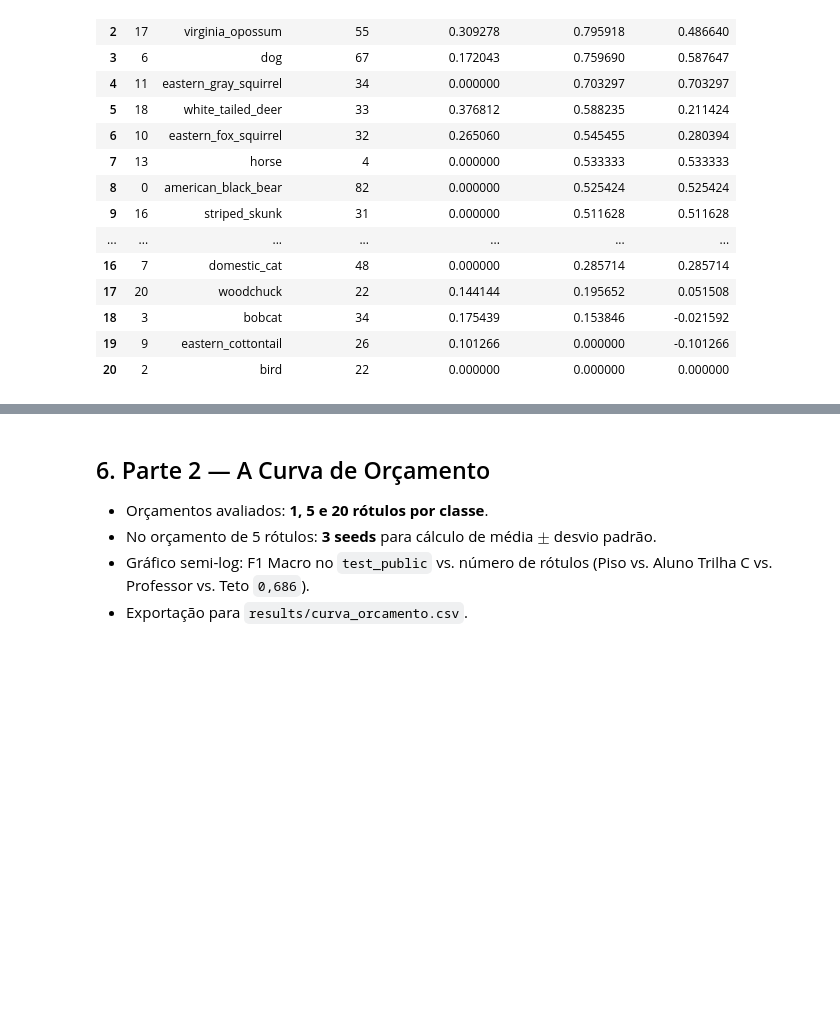
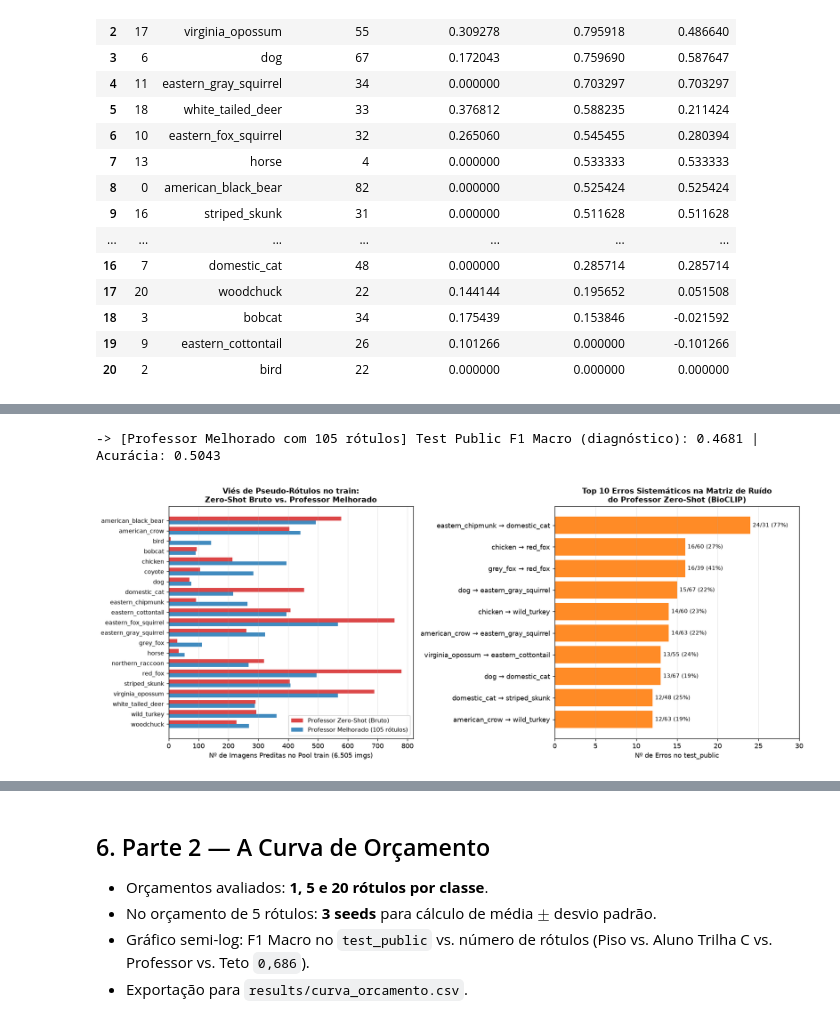
Before and after one commit to HenryGasparelo/Programming-Assignment-3---Deep-Learning, a Jupyter notebook: main.ipynb, the cells around one changed output, grey strips where cells are left out. Saved outputs shown, nothing was run; the diff lists cells and outputs as text; code cells hidden in the pictures; blank space fills up the shorter version.

```diff
--- a/main.ipynb
+++ b/main.ipynb
@@ -316,0 +392,23 @@ Exploração das **6.505 imagens não rotuladas** do `train` utilizando a **Tril
+# %%
+imp_teacher = build_improved_teacher_with_budget(
+    teacher_cache=teacher_cache,
+    budget_csv=os.path.join(DATA_DIR, "labels", "rotulos_5.csv"),
+    class_to_idx=class_to_idx,
+    seed=SEED,
+)
+print(
+    f"-> [Professor Melhorado com 105 rótulos] "
+    f"Test Public F1 Macro (diagnóstico): {imp_teacher['test_f1_macro']:.4f} | "
+    f"Acurácia: {imp_teacher['test_accuracy']:.4f}"
+)
+
+plot_teacher_noise_diagnostics(
+    zs_eval=zs_eval,
+    teacher_cache=teacher_cache,
+    imp_teacher=imp_teacher,
+    save_path="docs/figures/part1_teacher_noise_diagnostics.png",
+    show=True,
+)
+# %% [output]
+-> [Professor Melhorado com 105 rótulos] Test Public F1 Macro (diagnóstico): 0.4681 | Acurácia: 0.5043
+[figure, added]
```
Also changed, not shown: parts of 13 cells of this notebook, 13 other files.
